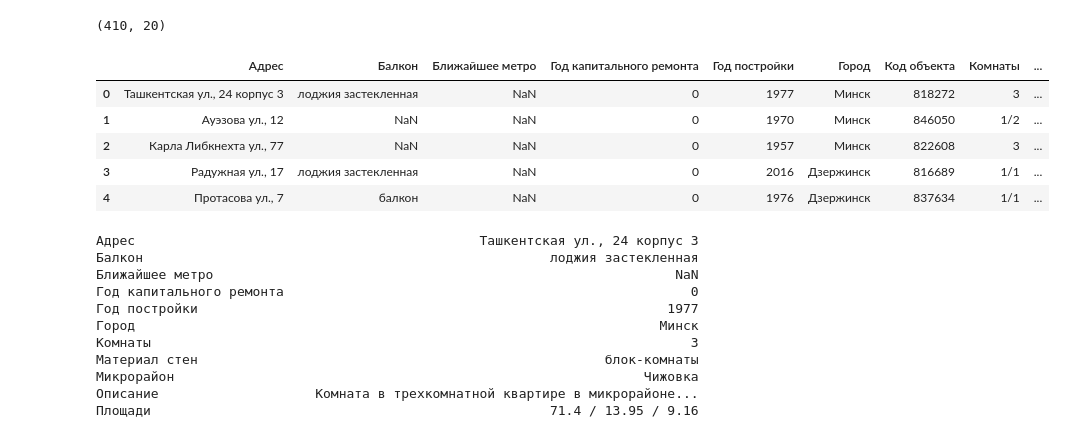
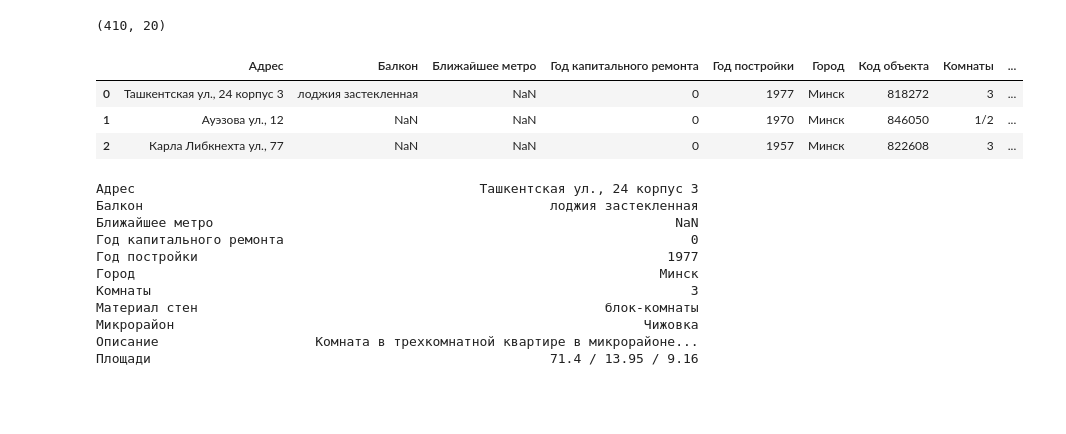
Before and after one commit to denisPetruchik/priceTest, a Jupyter notebook: analysis.ipynb, the cells around one changed output. Saved outputs shown, nothing was run; the diff lists cells and outputs as text; code cells hidden in the pictures; blank space fills up the shorter version.

```diff
--- a/analysis.ipynb
+++ b/analysis.ipynb
@@ -21,14 +21,12 @@ df.shape
 (410, 20)
 # %%
 # Шапка датафрейма:
-df.head()
+df.head(3)
 # %% [output]
 |  | Адрес | Балкон | Ближайшее метро | Год капитального ремонта | Год постройки | Город | Код объекта | Комнаты | ... |
 | 0 | Ташкентская ул., 24 корпус 3 | лоджия застекленная | NaN | 0 | 1977 | Минск | 818272 | 3 | ... |
 | 1 | Ауэзова ул., 12 | NaN | NaN | 0 | 1970 | Минск | 846050 | 1/2 | ... |
 | 2 | Карла Либкнехта ул., 77 | NaN | NaN | 0 | 1957 | Минск | 822608 | 3 | ... |
-| 3 | Радужная ул., 17 | лоджия застекленная | NaN | 0 | 2016 | Дзержинск | 816689 | 1/1 | ... |
-| 4 | Протасова ул., 7 | балкон | NaN | 0 | 1976 | Дзержинск | 837634 | 1/1 | ... |
 # %%
 # В качестве индекса используем 'Код объекта', а сам столбец - удаляем:
 df.index = df[u'Код объекта'].apply(pd.to_numeric)
```
Also changed, not shown: 16 other files.
